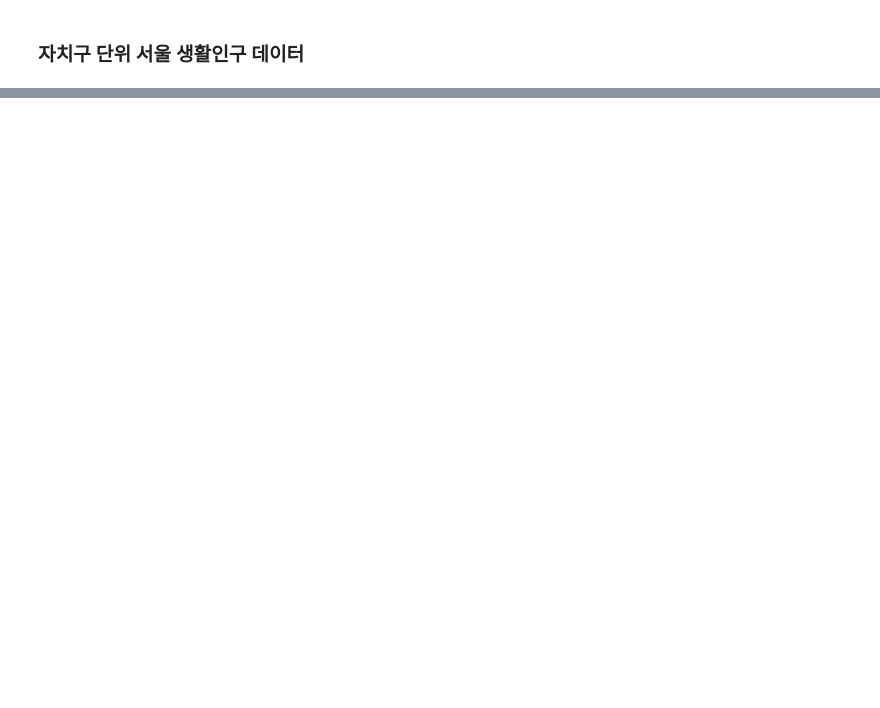
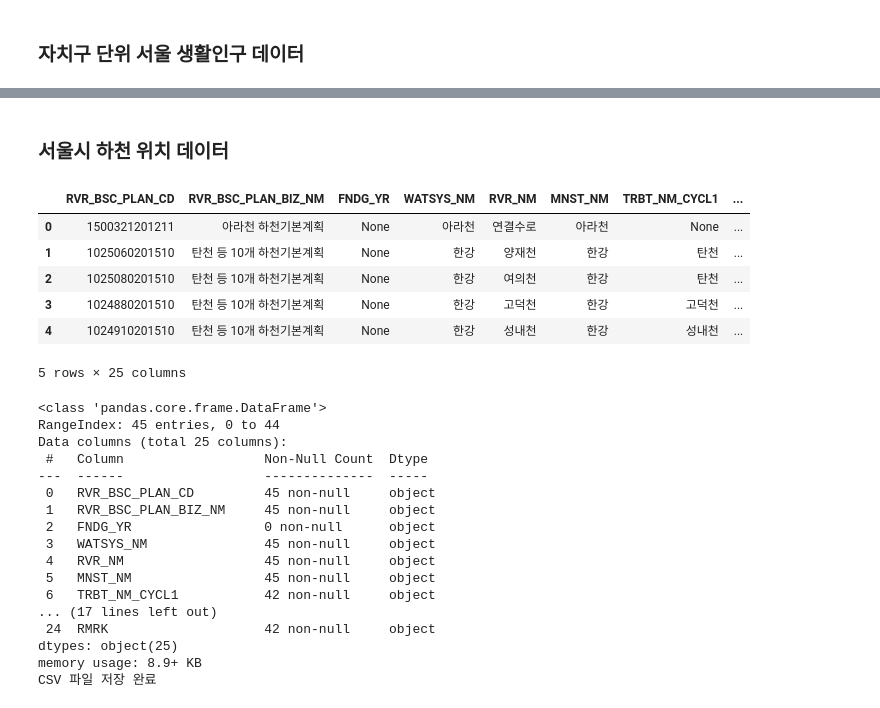
Before and after one commit to syeonris72/seoul-bicycle-analysis, a Jupyter notebook: sub/notebooks/seoul_bike.ipynb, the cells around one changed output, grey strips where cells are left out. Saved outputs shown, nothing was run; the diff lists cells and outputs as text; code cells hidden in the pictures; blank space fills up the shorter version.

```diff
--- a/sub/notebooks/seoul_bike.ipynb
+++ b/sub/notebooks/seoul_bike.ipynb
@@ -812,0 +761,79 @@ flow_pop_columns = {
+# %% [markdown]
+### 서울시 하천 위치 데이터
+# %%
+api_key = '706b77416573796534366a566d426a'
+seoul_river_location_rows = []
+start = 1
+end = 1000
+list_total_count = None
+
+while True:
+    url = f'http://openAPI.seoul.go.kr:8088/{api_key}/xml/Rivgcdn/{start}/{end}/'
+    try:
+        response = requests.get(url, timeout=15)
+        response.raise_for_status()
+        root = ET.fromstring(response.text)
+    except Exception as e:
+        break
+
+    if root.tag == 'RESULT' and root.find('CODE') is not None:
+        break
+
+    if list_total_count is None:
+        count_element = root.find('list_total_count')
+        list_total_count = count_element.text if count_element is not None else '알 수 없음'
+
+    rows = root.findall('row')
+    if not rows:
+        break
+
+    for row in rows:
+        row_dict = {child.tag: child.text for child in row}
+        seoul_river_location_rows.append(row_dict)
+
+    if len(rows) < 1000:
+        break
+
+    start += 1000
+    end += 1000
+
+seoul_river_location_df = pd.DataFrame(seoul_river_location_rows)
+
+display(seoul_river_location_df.head())
+seoul_river_location_df.info()
+
+DATA_PATH = BASE + 'seoul_river_location.csv'
+os.makedirs(os.path.dirname(DATA_PATH), exist_ok=True)
+seoul_river_location_df.to_csv(DATA_PATH, index=False, encoding='utf-8-sig')
+print("CSV 파일 저장 완료")
+
+seoul_river_location_columns = {
+    "RIVER_CD": "하천코드", "RIVER_NM": "하천명", "RIVER_DIV": "하천구분",
+    "RIVER_LVL": "하천등급", "RIVER_LEN": "하천연장(km)", "RIVER_AREA": "유역면적",
+    "RIVER_START": "기점", "RIVER_END": "종점"
+}
+# %% [output]
+|  | RVR_BSC_PLAN_CD | RVR_BSC_PLAN_BIZ_NM | FNDG_YR | WATSYS_NM | RVR_NM | MNST_NM | TRBT_NM_CYCL1 | ... |
+| 0 | 1500321201211 | 아라천 하천기본계획 | None | 아라천 | 연결수로 | 아라천 | None | ... |
+| 1 | 1025060201510 | 탄천 등 10개 하천기본계획 | None | 한강 | 양재천 | 한강 | 탄천 | ... |
+| 2 | 1025080201510 | 탄천 등 10개 하천기본계획 | None | 한강 | 여의천 | 한강 | 탄천 | ... |
+| 3 | 1024880201510 | 탄천 등 10개 하천기본계획 | None | 한강 | 고덕천 | 한강 | 고덕천 | ... |
+| 4 | 1024910201510 | 탄천 등 10개 하천기본계획 | None | 한강 | 성내천 | 한강 | 성내천 | ... |
+5 rows × 25 columns
+<class 'pandas.core.frame.DataFrame'>
+RangeIndex: 45 entries, 0 to 44
+Data columns (total 25 columns):
+ #   Column                  Non-Null Count  Dtype
+---  ------                  --------------  -----
+ 0   RVR_BSC_PLAN_CD         45 non-null     object
+ 1   RVR_BSC_PLAN_BIZ_NM     45 non-null     object
+ 2   FNDG_YR                 0 non-null      object
+ 3   WATSYS_NM               45 non-null     object
+ 4   RVR_NM                  45 non-null     object
+ 5   MNST_NM                 45 non-null     object
+ 6   TRBT_NM_CYCL1           42 non-null     object
+... (17 lines left out)
+ 24  RMRK                    42 non-null     object
+dtypes: object(25)
+memory usage: 8.9+ KB
+CSV 파일 저장 완료
```
Also changed, not shown: parts of 69 cells of this notebook.
